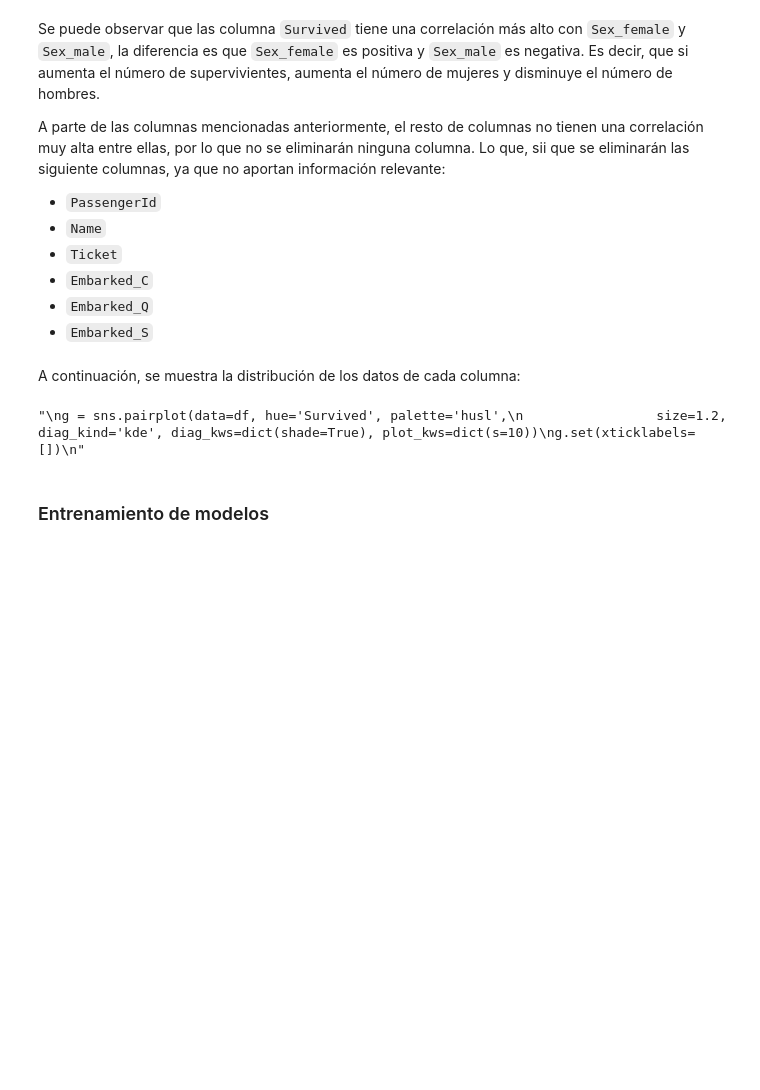
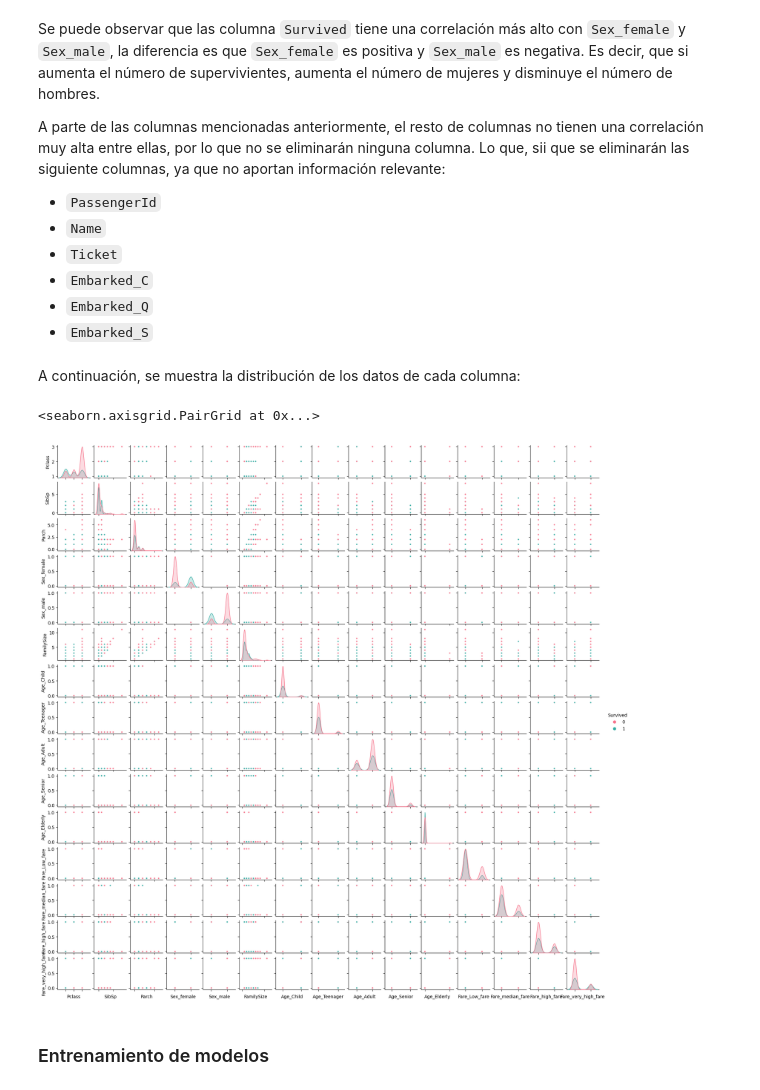
Before and after one commit to Sergimayol/Practica-2-IA, a Jupyter notebook: main.ipynb, the cells around one changed output. Cells and saved outputs as stored; diff of their text form; code cells hidden in the pictures; blank space fills up the shorter version.

```diff
--- a/main.ipynb
+++ b/main.ipynb
@@ -257,13 +257,12 @@ df.drop(['Embarked_S'], axis=1, inplace=True)
 # %% [markdown]
 A continuación, se muestra la distribución de los datos de cada columna:
 # %%
-"""
 g = sns.pairplot(data=df, hue='Survived', palette='husl',
                  size=1.2, diag_kind='kde', diag_kws=dict(shade=True), plot_kws=dict(s=10))
 g.set(xticklabels=[])
-"""
 # %% [output]
-"\ng = sns.pairplot(data=df, hue='Survived', palette='husl',\n                 size=1.2, diag_kind='kde', diag_kws=dict(shade=True), plot_kws=dict(s=10))\ng.set(xticklabels=[])\n"
+<seaborn.axisgrid.PairGrid at 0x...>
+[figure, added]
 # %% [markdown]
 ### Entrenamiento de modelos
 # %%
```
Also changed, not shown: parts of 4 cells of this notebook.
